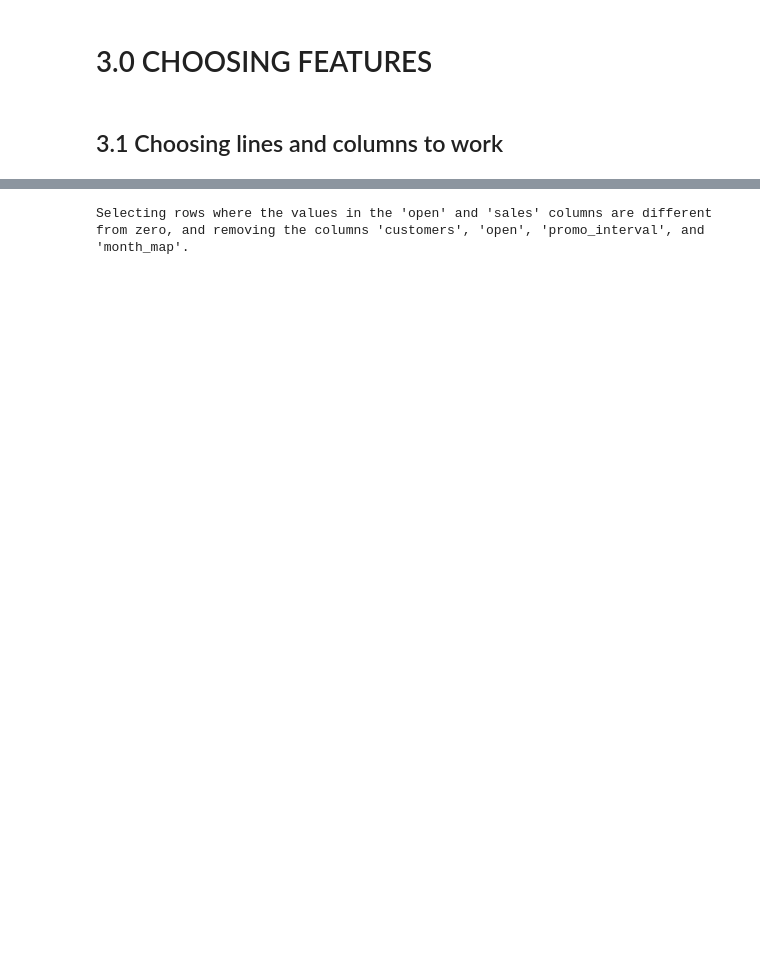
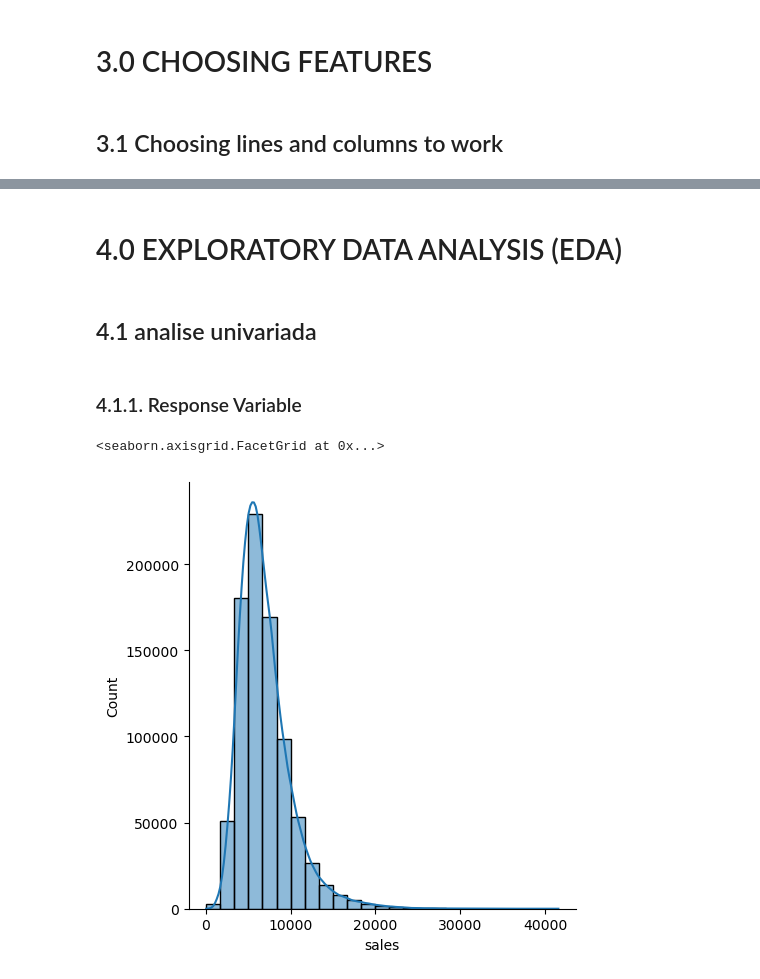
Before and after one commit to Thamirisq/project_-rossmann_train, a Jupyter notebook: notebook_pessoal.ipynb, the cells around one changed output, grey strips where cells are left out. Drawn from its saved outputs; the diff is of its cells as text; code cells hidden in the pictures; blank space fills up the shorter version.

```diff
--- a/notebook_pessoal.ipynb
+++ b/notebook_pessoal.ipynb
@@ -482,4 +540,13 @@ df3.shape
-# %%
-print("Selecting rows where the values in the 'open' and 'sales' columns are different from zero, and removing the columns 'customers', 'open', 'promo_interval', and 'month_map'.")
-# %% [output]
-Selecting rows where the values in the 'open' and 'sales' columns are different from zero, and removing the columns 'customers', 'open', 'promo_interval', and 'month_map'.
+# %% [markdown]
+# 4.0 EXPLORATORY DATA ANALYSIS (EDA)
+# %% [markdown]
+## 4.1 analise univariada
+# %%
+df4 = df3.copy()
+# %% [markdown]
+### 4.1.1. Response Variable
+# %%
+sns.displot(df4['sales'], bins=25, kde='false')
+# %% [output]
+<seaborn.axisgrid.FacetGrid at 0x...>
+[figure, added]
```
Also changed, not shown: parts of 21 cells of this notebook.
